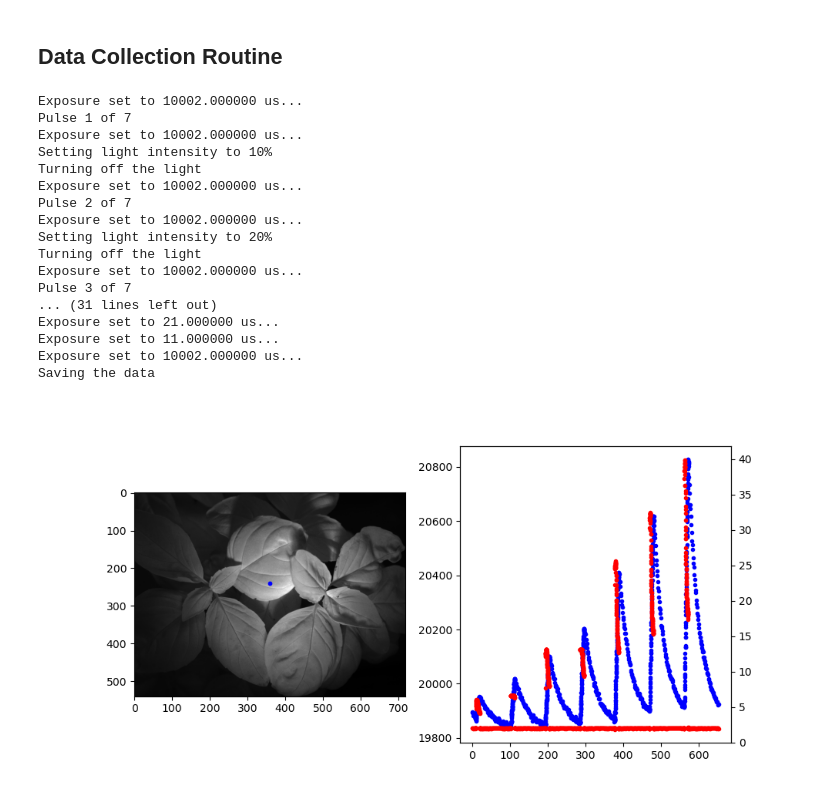
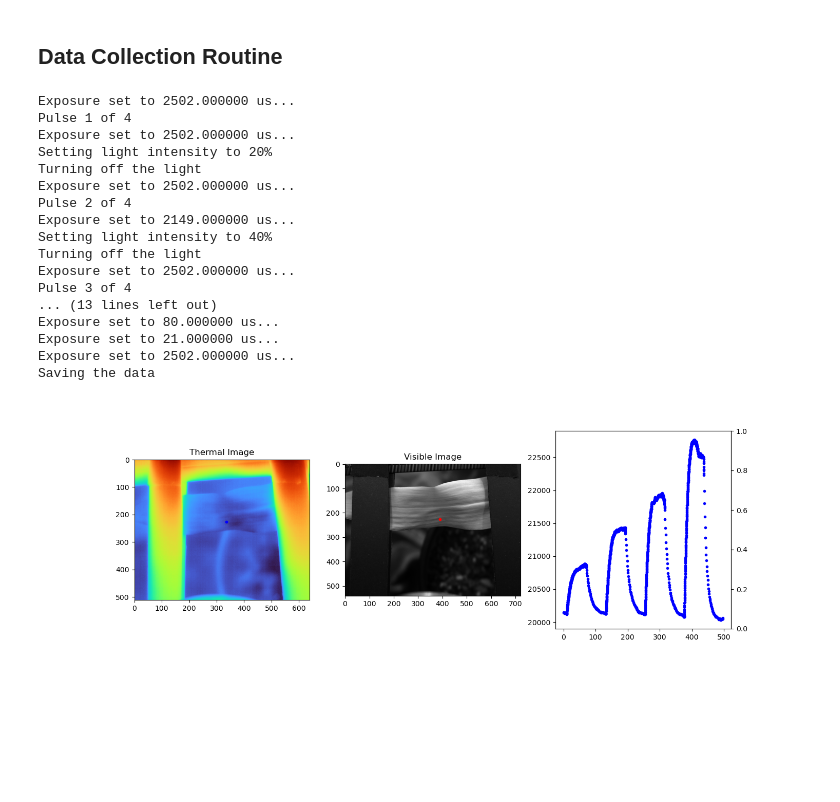
Before and after one commit to nnsriram27/plantProj, a Jupyter notebook: notebooks-setup/collect_plant_data_v2.ipynb, the cells around one changed output. Cells and saved outputs as stored; diff of their text form; code cells hidden in the pictures; blank space fills up the shorter version.

Commit message:
collected test data with sorghum leaves

```diff
--- a/notebooks-setup/collect_plant_data_v2.ipynb
+++ b/notebooks-setup/collect_plant_data_v2.ipynb
@@ -311,3 +312,24 @@ pulsetrain_settings = {
+# %%
+pulsetrain_settings = {
+        'par_value': 1000,
+        'num_pulses' : 4,
+        'light_control_voltages': [2.99, 5.22, 6.76, 10],                 # in volts
+        'light_intensity_perc'  : [20, 40, 60, 100],       # roughly converted from voltage to intensity percentage
+        'light_pulse_duration'  : [60, 60, 60, 60],               # in s
+        'relaxation_duration'   : [60,  60, 60, 60],                # in s
+        # 'extra_light_control_voltages' : [0.61, 1.15, 1.5],
+        # 'extra_light_intensity_perc' : [2.5, 5.0, 7.5],
+        # 'extra_light_pulse_duration' : [20, 20, 20],
+        # 'extra_pulse_relaxation_duration' : [40, 40, 40],
+        'fps_during_pulse' : 10,
+        'fps_between_pulses' : 1,
+        'vis_cam_exposure_sp700' : [200, 140, 80, 20],
+        'vis_cam_exposure_lp700' : [2500, 2150, 1800, 1450]
+}
+
+# pulsetrain_settings['pulse_energy'] = 200
+# pulsetrain_settings['light_pulse_duration'] = [np.round(pulsetrain_settings['pulse_energy'] / i, 0) for i in pulsetrain_settings['light_intensity_perc']]     # in s
+# pulsetrain_settings['relaxation_duration'] = [120 for _ in pulsetrain_settings['light_intensity_perc']]                                # in s
 # %%
 # pulsetrain_settings = {
 #         'num_pulses' : 3,
@@ -537,7 +561,7 @@ vis_tstamps_sp700 = np.array(vis_tstamps_sp700)
 vis_exposures_sp700 = np.array(vis_exposures_sp700)
 vis_gains_sp700 = np.array(vis_gains_sp700)
 
-output_filename = '../data/pulse_train_{}.npz'.format(time.strftime("%Y%m%d-%H%M%S"))
+output_filename = f"../data/{data_slug}_{time.strftime('%Y%m%d-%H%M%S')}.npz"
 np.savez(output_filename, ls_vis_frames=ls_vis_frames,
                           ls_vis_tstamps=ls_vis_tstamps,
                           ls_vis_exposures=ls_vis_exposures,
@@ -550,43 +574,51 @@ np.savez(output_filename, ls_vis_frames=ls_vis_frames,
                           vis_gains_sp700=vis_gains_sp700,
                           **pulsetrain_settings)
 # %% [output]
-Exposure set to 10002.000000 us...
-Pulse 1 of 7
-Exposure set to 10002.000000 us...
-Setting light intensity to 10%
-Turning off the light
-Exposure set to 10002.000000 us...
-Pulse 2 of 7
-Exposure set to 10002.000000 us...
+Exposure set to 2502.000000 us...
+Pulse 1 of 4
+Exposure set to 2502.000000 us...
 Setting light intensity to 20%
 Turning off the light
-Exposure set to 10002.000000 us...
-Pulse 3 of 7
-... (31 lines left out)
+Exposure set to 2502.000000 us...
+Pulse 2 of 4
+Exposure set to 2149.000000 us...
+Setting light intensity to 40%
+Turning off the light
+Exposure set to 2502.000000 us...
+Pulse 3 of 4
+... (13 lines left out)
+Exposure set to 80.000000 us...
 Exposure set to 21.000000 us...
-Exposure set to 11.000000 us...
-Exposure set to 10002.000000 us...
+Exposure set to 2502.000000 us...
 Saving the data
 # %%
-fig, ax = plt.subplots(1, 2, figsize=(10, 5))
-px1, py1 = 360, 240
+fig, ax = plt.subplots(1, 3, figsize=(15, 5))
+# px1, py1 = 367, 247
+px1, py1 = 336, 227
+px1_v, py1_v = 390, 227
+
+ls_thr_frames_flipped = ls_thr_frames[:, :, ::-1]
 
 # ax[0].imshow(vis_frames_sp700[-1, :, :], cmap='gray')
 # ax[0].imshow(ls_vis_frames[-1, :, :], cmap='gray')
-ax[0].imshow(ls_vis_frames[-100, :, :], cmap='gray')
-# ax[0].imshow(ls_thr_frames[-1, :, :], cmap='turbo')
+# ax[0].imshow(ls_vis_frames[-100, :, :], cmap='gray')
+ax[0].imshow(ls_thr_frames_flipped[-1, :, :], cmap='turbo')
 ax[0].scatter(px1, py1, c='b', s=10)
-ax[1].plot(ls_thr_tstamps - ls_vis_tstamps[0], ls_thr_frames[:, py1, px1], 'b.')
-ax2 = ax[1].twinx()
+ax[0].set_title('Thermal Image')
+ax[1].imshow(ls_vis_frames[-1, :, :], cmap='gray')
+ax[1].scatter(px1_v, py1_v, c='r', s=10)
+ax[1].set_title('Visible Image')
+ax[2].plot(ls_thr_tstamps - ls_vis_tstamps[0], ls_thr_frames_flipped[:, py1, px1], 'b.')
+ax2 = ax[2].twinx()
 vis_pixel_val = []
 vis_pixel_tstamp = []
 for i in range(ls_vis_frames.shape[0]):
-    vis_pixel_val.append(ls_vis_frames[i, py1, px1] / ls_vis_exposures[i])
+    vis_pixel_val.append(ls_vis_frames[i, py1_v, px1_v] / ls_vis_exposures[i])
     vis_pixel_tstamp.append(ls_vis_tstamps[i] - ls_vis_tstamps[0])
-ax2.plot(vis_pixel_tstamp, vis_pixel_val, 'r.')
+# ax2.plot(vis_pixel_tstamp, vis_pixel_val, 'r.')
 plt.show()
 # %% [output]
-[figure, old version]
+[figure, new version]
 # %%
 from ipywidgets import interact, IntSlider
 
```
Also changed, not shown: parts of 9 cells of this notebook, 2 other files.
